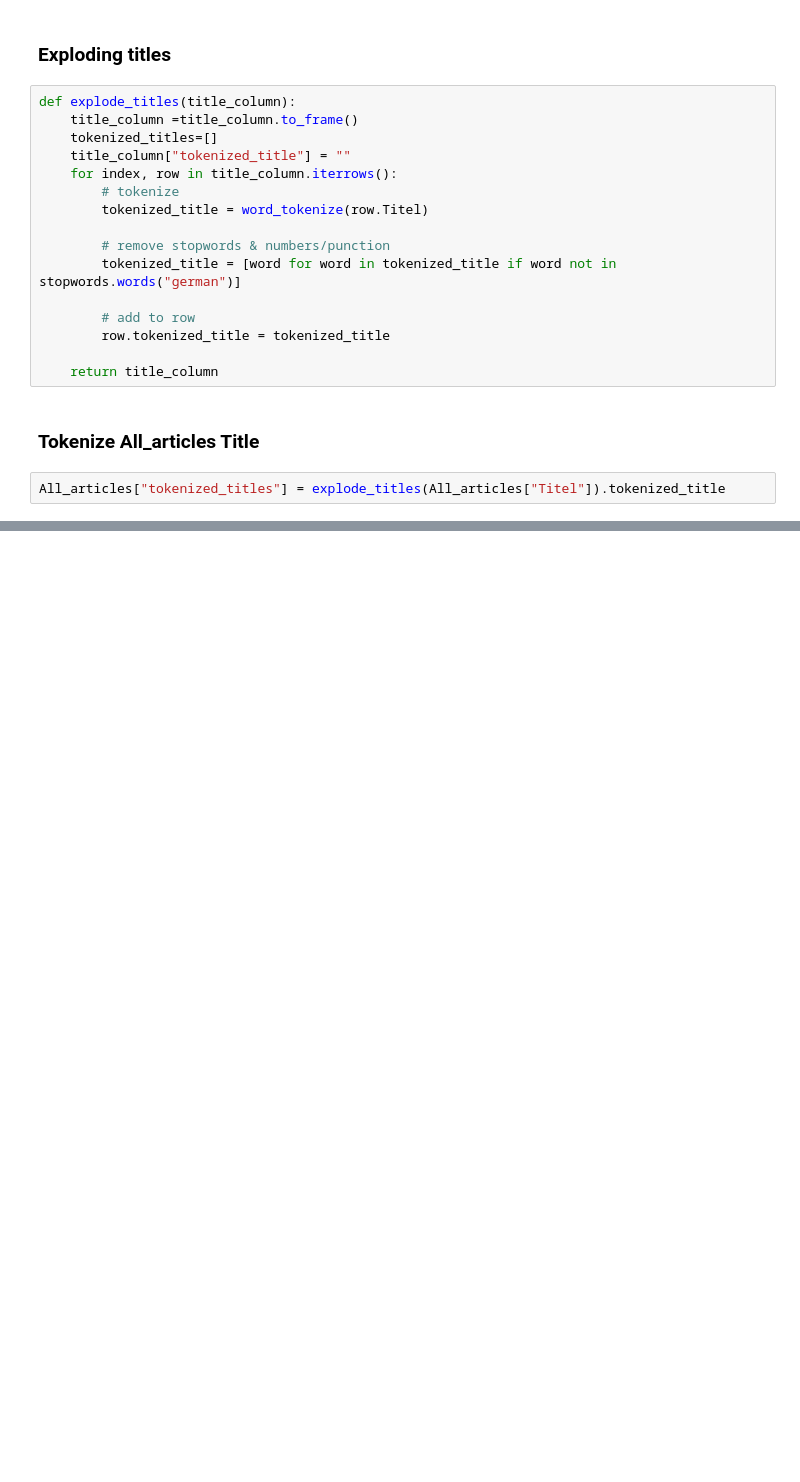
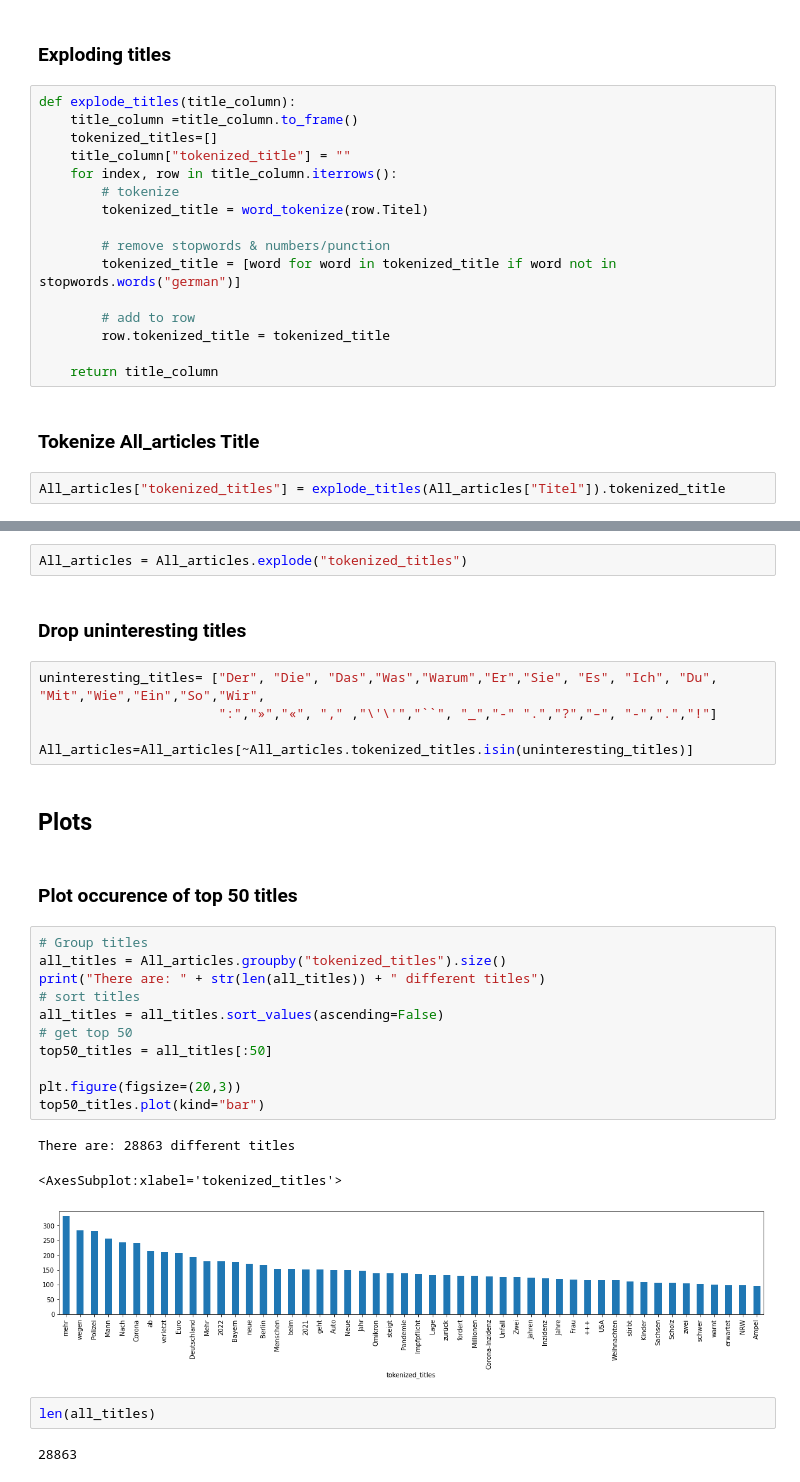
Before and after one commit to JanSchuck/Bachelorthesis, a Jupyter notebook: Analysis/Analysis.ipynb, the cells around one changed output, grey strips where cells are left out. Drawn from its saved outputs; the diff is of its cells as text; blank space fills up the shorter version.

```diff
--- a/Analysis/Analysis.ipynb
+++ b/Analysis/Analysis.ipynb
@@ -153,0 +158,32 @@ All_articles["tokenized_titles"] = explode_titles(All_articles["Titel"]).tokeniz
+# %%
+All_articles = All_articles.explode("tokenized_titles")
+# %% [markdown]
+### Drop uninteresting titles
+# %%
+uninteresting_titles= ["Der", "Die", "Das","Was","Warum","Er","Sie", "Es", "Ich", "Du", "Mit","Wie","Ein","So","Wir",
+                       ":","»","«", "," ,"\'\'","``", "_","-" ".","?","–", "-",".","!"]
+
+All_articles=All_articles[~All_articles.tokenized_titles.isin(uninteresting_titles)]
+# %% [markdown]
+## Plots
+# %% [markdown]
+### Plot occurence of top 50 titles
+# %%
+# Group titles
+all_titles = All_articles.groupby("tokenized_titles").size()
+print("There are: " + str(len(all_titles)) + " different titles")
+# sort titles
+all_titles = all_titles.sort_values(ascending=False)
+# get top 50
+top50_titles = all_titles[:50]
+
+plt.figure(figsize=(20,3))
+top50_titles.plot(kind="bar")
+# %% [output]
+There are: 28863 different titles
+<AxesSubplot:xlabel='tokenized_titles'>
+[figure, added]
+# %%
+len(all_titles)
+# %% [output]
+28863
```
Also changed, not shown: parts of 2 cells of this notebook.
